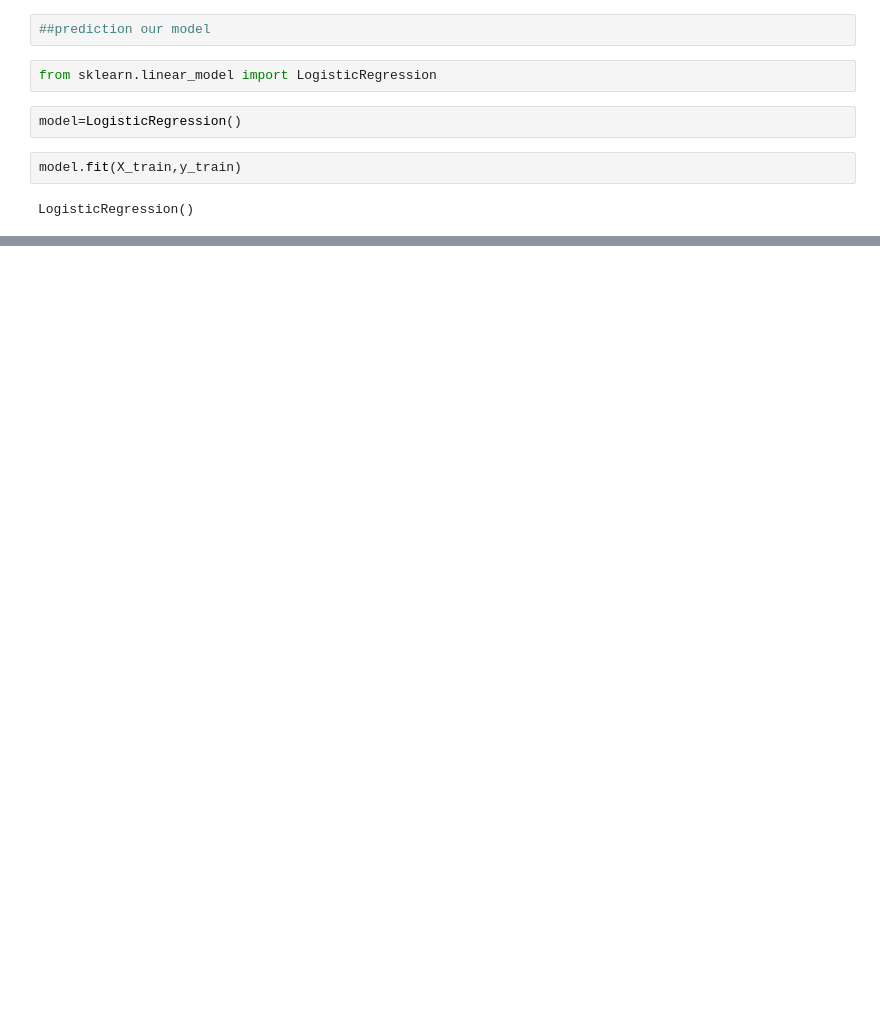
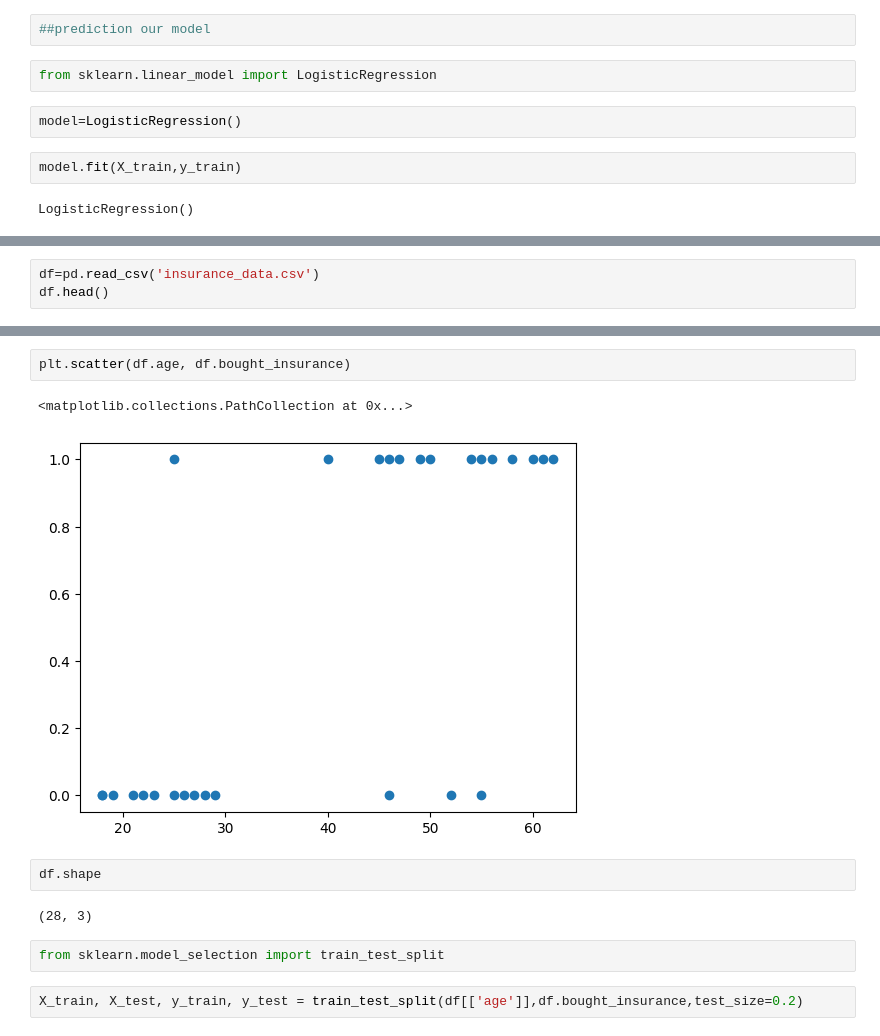
Before and after one commit to thatvivekhingu/Machine_learning, a Jupyter notebook: Logistic_Regression.ipynb, the cells around one changed output, grey strips where cells are left out. Cells and saved outputs as stored; diff of their text form; blank space fills up the shorter version.

```diff
--- a/Logistic_Regression.ipynb
+++ b/Logistic_Regression.ipynb
@@ -151,0 +76,3 @@ df_with_dummies.head()
+# %%
+df=pd.read_csv('insurance_data.csv')
+df.head()
@@ -151,0 +86,13 @@ df_with_dummies.head()
+# %%
+plt.scatter(df.age, df.bought_insurance)
+# %% [output]
+<matplotlib.collections.PathCollection at 0x...>
+[figure, added]
+# %%
+df.shape
+# %% [output]
+(28, 3)
+# %%
+from sklearn.model_selection import train_test_split
+# %%
+X_train, X_test, y_train, y_test = train_test_split(df[['age']],df.bought_insurance,test_size=0.2)
```
Also changed, not shown: parts of 49 cells of this notebook.
